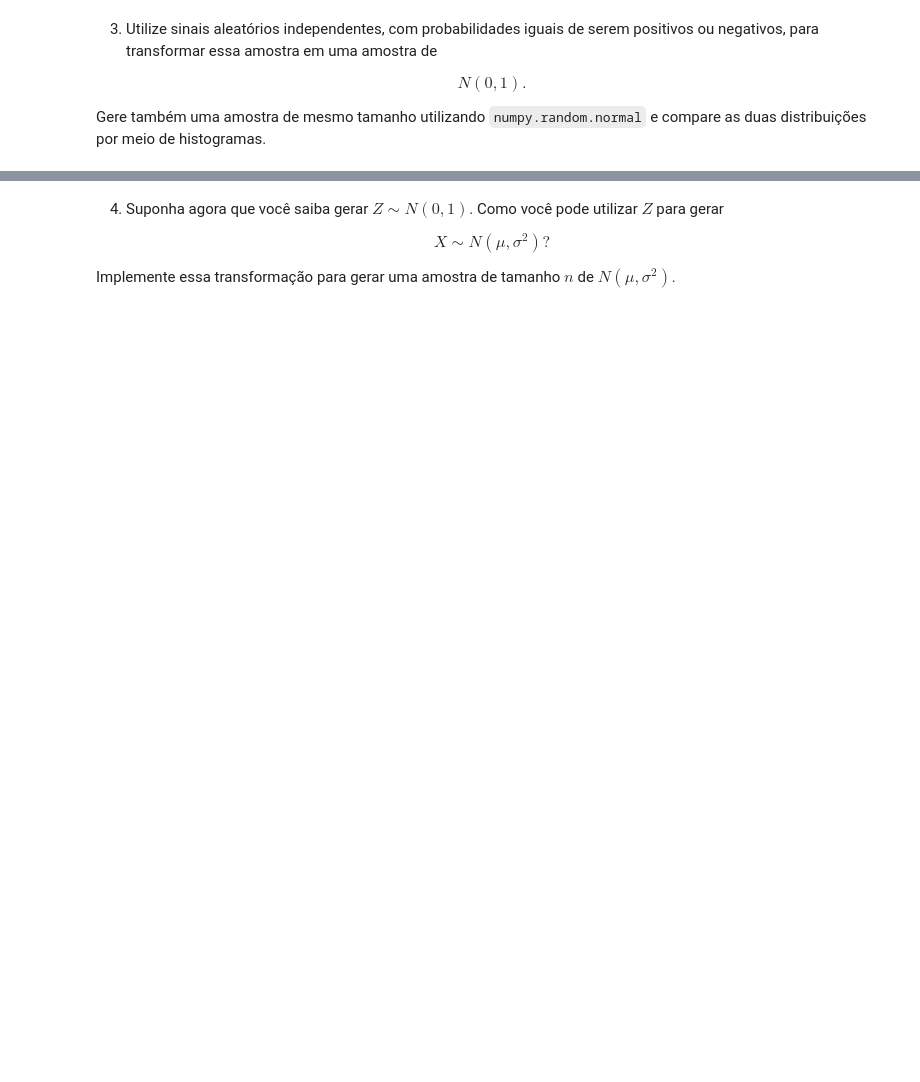
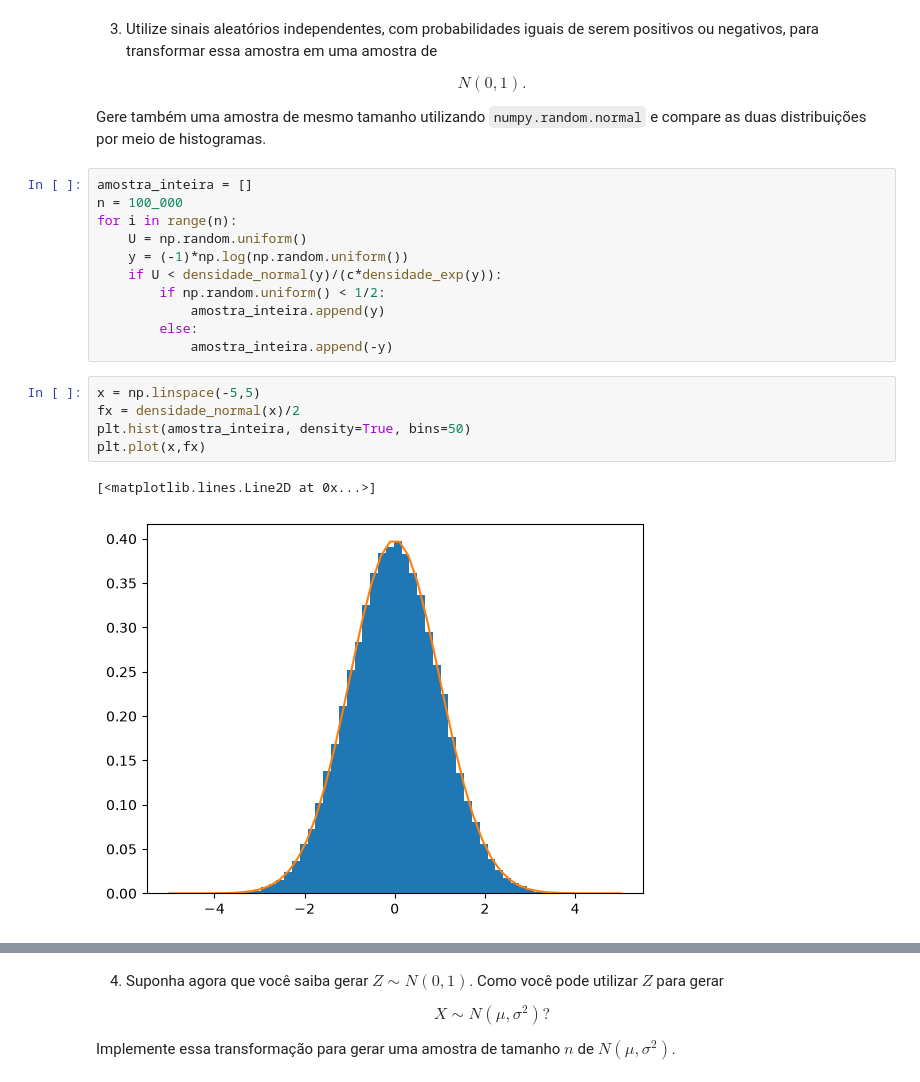
Before and after one commit to mauriciocelini/Programacao-Estatistica, a Jupyter notebook: Labs/lab8.ipynb, the cells around one changed output, grey strips where cells are left out. Drawn from its saved outputs; the diff is of its cells as text; blank space fills up the shorter version.

```diff
--- a/Labs/lab8.ipynb
+++ b/Labs/lab8.ipynb
@@ -64,3 +69,22 @@ N(0,1).
 $$
 
 Gere também uma amostra de mesmo tamanho utilizando `numpy.random.normal` e compare as duas distribuições por meio de histogramas.
+# %%
+amostra_inteira = []
+n = 100_000
+for i in range(n):
+    U = np.random.uniform()
+    y = (-1)*np.log(np.random.uniform())
+    if U < densidade_normal(y)/(c*densidade_exp(y)):
+        if np.random.uniform() < 1/2:
+            amostra_inteira.append(y)
+        else:
+            amostra_inteira.append(-y)
+# %%
+x = np.linspace(-5,5)
+fx = densidade_normal(x)/2
+plt.hist(amostra_inteira, density=True, bins=50)
+plt.plot(x,fx)
+# %% [output]
+[<matplotlib.lines.Line2D at 0x...>]
+[figure, added]
```
Also changed, not shown: parts of 13 cells of this notebook, 2 other files.
